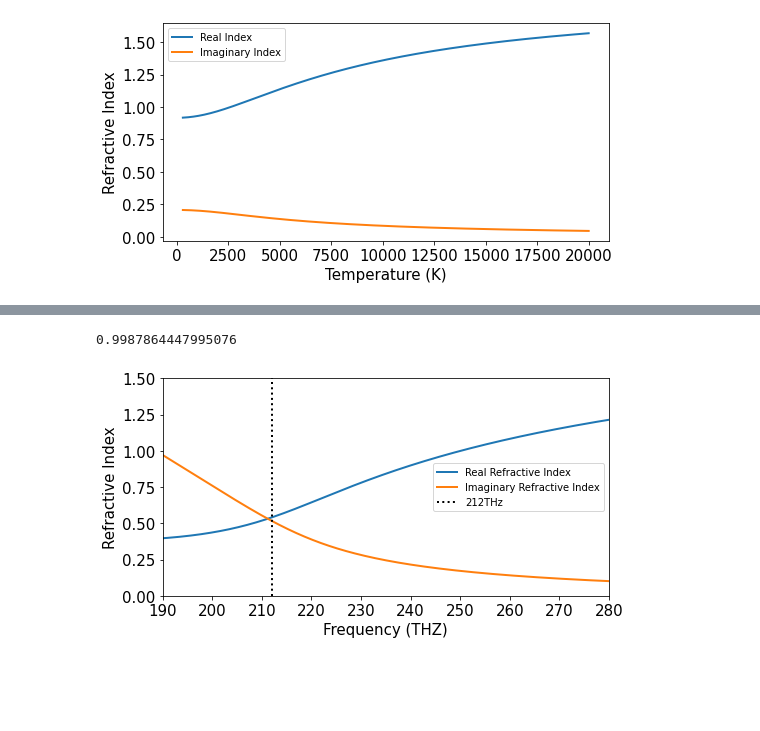
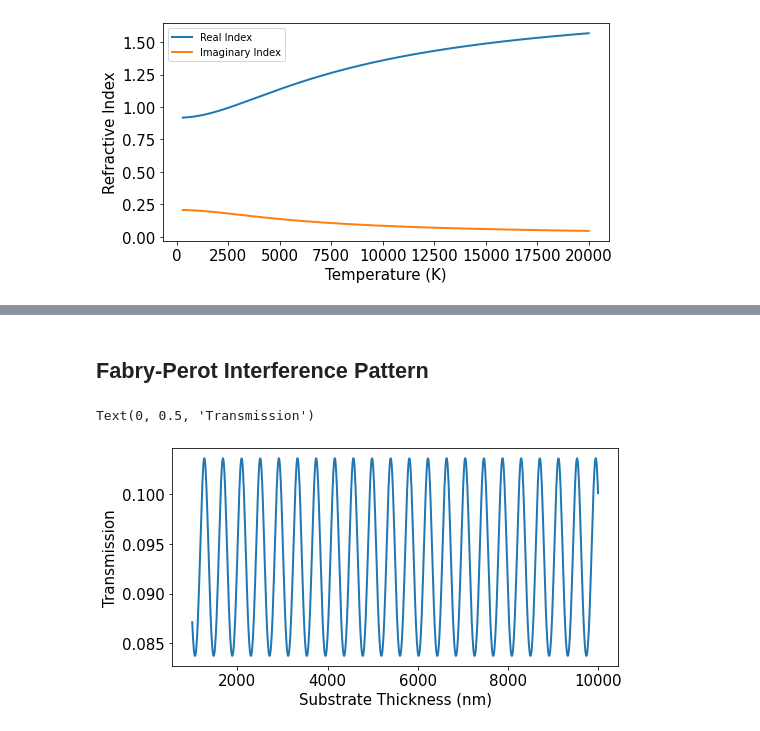
Before and after one commit to lukeh42/IDRIM, a Jupyter notebook: Extended Drude Model.ipynb, the cells around one changed output, grey strips where cells are left out. Saved outputs shown, nothing was run; the diff lists cells and outputs as text; code cells hidden in the pictures; blank space fills up the shorter version.

```diff
--- a/Extended Drude Model.ipynb
+++ b/Extended Drude Model.ipynb
@@ -142,4 +107,0 @@ Text(0, 0.5, 'Permittivity Delta')
-# %%
-mu_array[0]/eV
-# %% [output]
-0.9987864447995076
@@ -148,13 +108,18 @@ M_GraphStaple()
-# %%
-RI2 = np.sqrt(Perm2)
-plt.plot(Frequency_array/(1e12*2*pi), RI2.real, label="Real Refractive Index")
-plt.plot(Frequency_array/(1e12*2*pi), RI2.imag, label="Imaginary Refractive Index")
-plt.axvline(212, color="black", linestyle="dotted", label="212THz")
-plt.xlabel("Frequency (THZ)")
-plt.ylabel("Refractive Index")
-plt.legend()
-plt.xlim(190, 280)
-plt.ylim(0, 1.5)
-plt.xscale("linear")
-# %% [output]
-[figure, removed]
+# %% [markdown]
+## Fabry-Perot Interference Pattern
+# %%
+Thick_array = np.linspace(1000, 10000, DIM)
+R = np.zeros(DIM)
+T = np.zeros(DIM)
+A = np.zeros(DIM)
+
+for i in range(DIM):
+    Thicks = [inf, Parameters['thick'][2], Thick_array[i], inf]
+    R[i], T[i], A[i] = TMM_Run(RI_array[0], Parameters['wavelength'], Thicks, 0)
+# %%
+plt.plot(Thick_array, T)
+plt.xlabel("Substrate Thickness (nm)")
+plt.ylabel("Transmission")
+# %% [output]
+Text(0, 0.5, 'Transmission')
+[figure, added]
```
Also changed, not shown: parts of 10 cells of this notebook, 16 other files.
